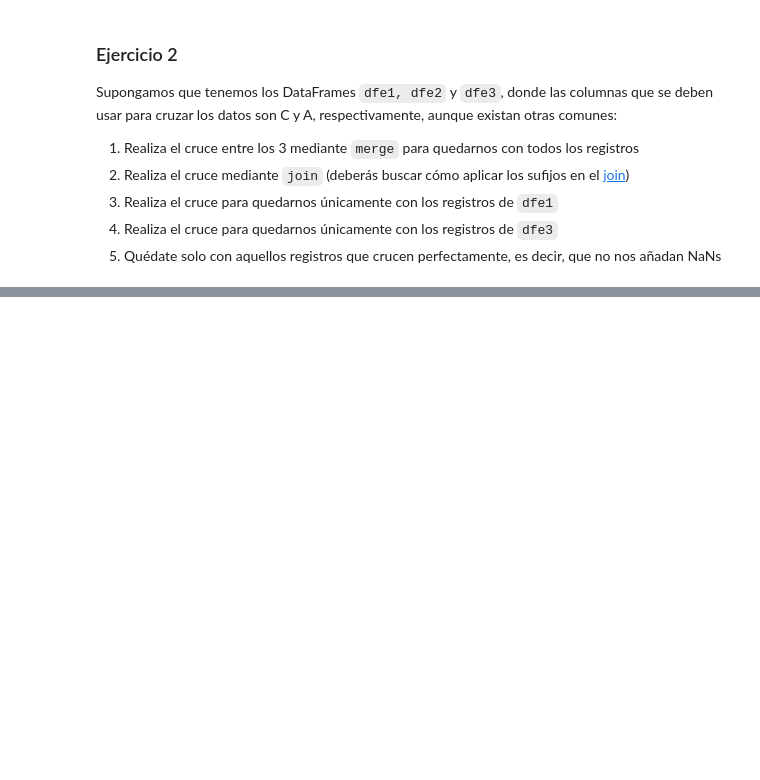
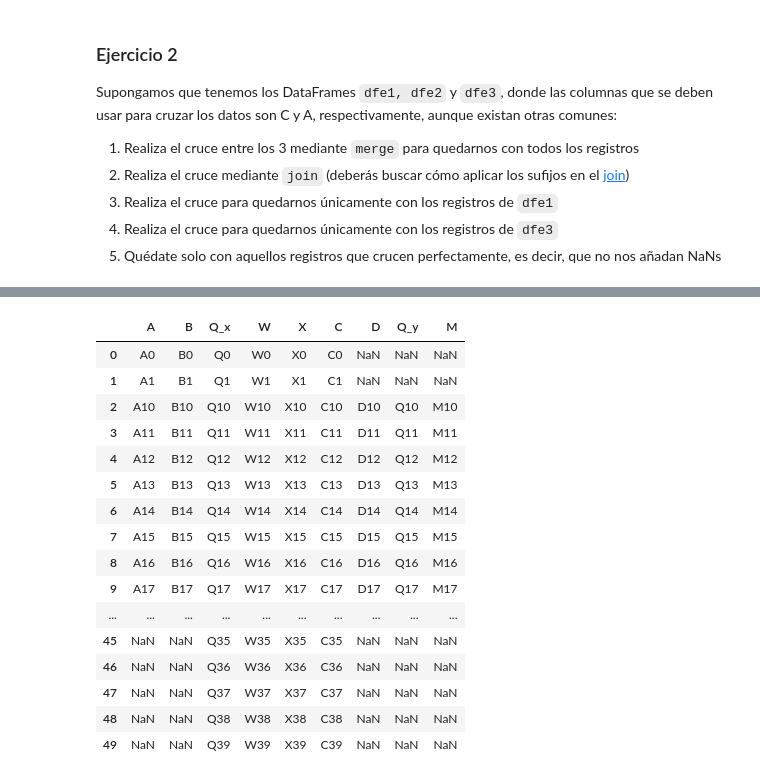
Before and after one commit to JuanDG5/DS-part-time-sep2020, a Jupyter notebook: semana_7/dia_2/CombinandoDatasets.ipynb, the cells around one changed output, grey strips where cells are left out. Saved outputs shown, nothing was run; the diff lists cells and outputs as text; code cells hidden in the pictures; blank space fills up the shorter version.

```diff
--- a/semana_7/dia_2/CombinandoDatasets.ipynb
+++ b/semana_7/dia_2/CombinandoDatasets.ipynb
@@ -1058,0 +1098,28 @@ dfe3 = make_df('ADQM', range(30)).iloc[10:]
+# %%
+# 2.
+
+dfe1_2 = dfe1.set_index('C').join(dfe2.set_index('C'), how='outer')
+dfe1_2['C'] = dfe1_2.index
+dfe1_2 = dfe1_2.set_index('A')
+dfe2_2 = dfe1_2.join(dfe3.set_index('A'), how='outer', lsuffix='_x', rsuffix='_y')
+# dfe2_2['A'] = dfe2_2.index
+dfe2_2 = dfe2_2.reset_index(drop=False)
+dfe2_2
+# %% [output]
+|  | A | B | Q_x | W | X | C | D | Q_y | M |
+| 0 | A0 | B0 | Q0 | W0 | X0 | C0 | NaN | NaN | NaN |
+| 1 | A1 | B1 | Q1 | W1 | X1 | C1 | NaN | NaN | NaN |
+| 2 | A10 | B10 | Q10 | W10 | X10 | C10 | D10 | Q10 | M10 |
+| 3 | A11 | B11 | Q11 | W11 | X11 | C11 | D11 | Q11 | M11 |
+| 4 | A12 | B12 | Q12 | W12 | X12 | C12 | D12 | Q12 | M12 |
+| 5 | A13 | B13 | Q13 | W13 | X13 | C13 | D13 | Q13 | M13 |
+| 6 | A14 | B14 | Q14 | W14 | X14 | C14 | D14 | Q14 | M14 |
+| 7 | A15 | B15 | Q15 | W15 | X15 | C15 | D15 | Q15 | M15 |
+| 8 | A16 | B16 | Q16 | W16 | X16 | C16 | D16 | Q16 | M16 |
+| 9 | A17 | B17 | Q17 | W17 | X17 | C17 | D17 | Q17 | M17 |
+| ... | ... | ... | ... | ... | ... | ... | ... | ... | ... |
+| 45 | NaN | NaN | Q35 | W35 | X35 | C35 | NaN | NaN | NaN |
+| 46 | NaN | NaN | Q36 | W36 | X36 | C36 | NaN | NaN | NaN |
+| 47 | NaN | NaN | Q37 | W37 | X37 | C37 | NaN | NaN | NaN |
+| 48 | NaN | NaN | Q38 | W38 | X38 | C38 | NaN | NaN | NaN |
+| 49 | NaN | NaN | Q39 | W39 | X39 | C39 | NaN | NaN | NaN |
```
Also changed, not shown: parts of 8 cells of this notebook, 8 other files.
